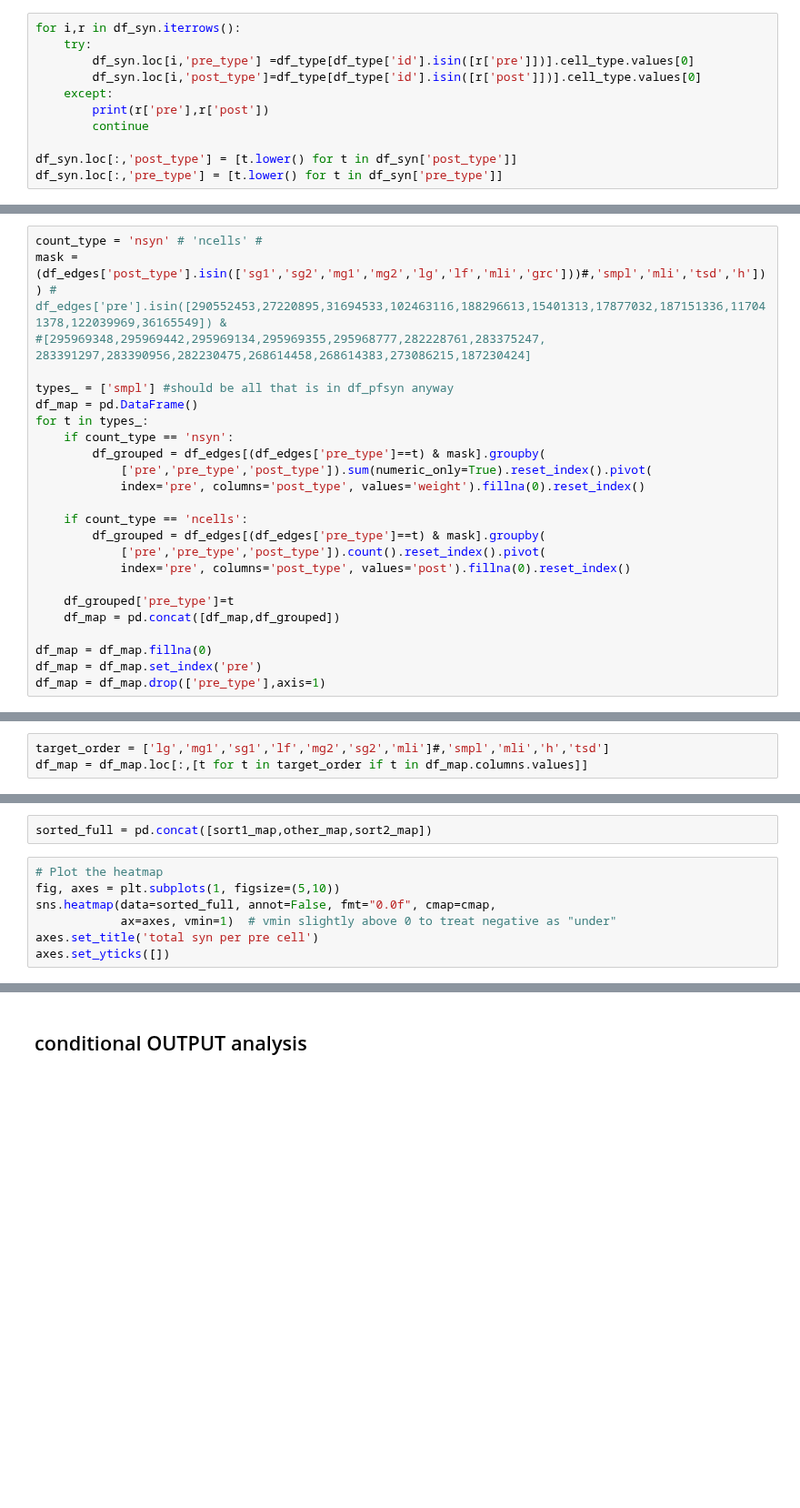
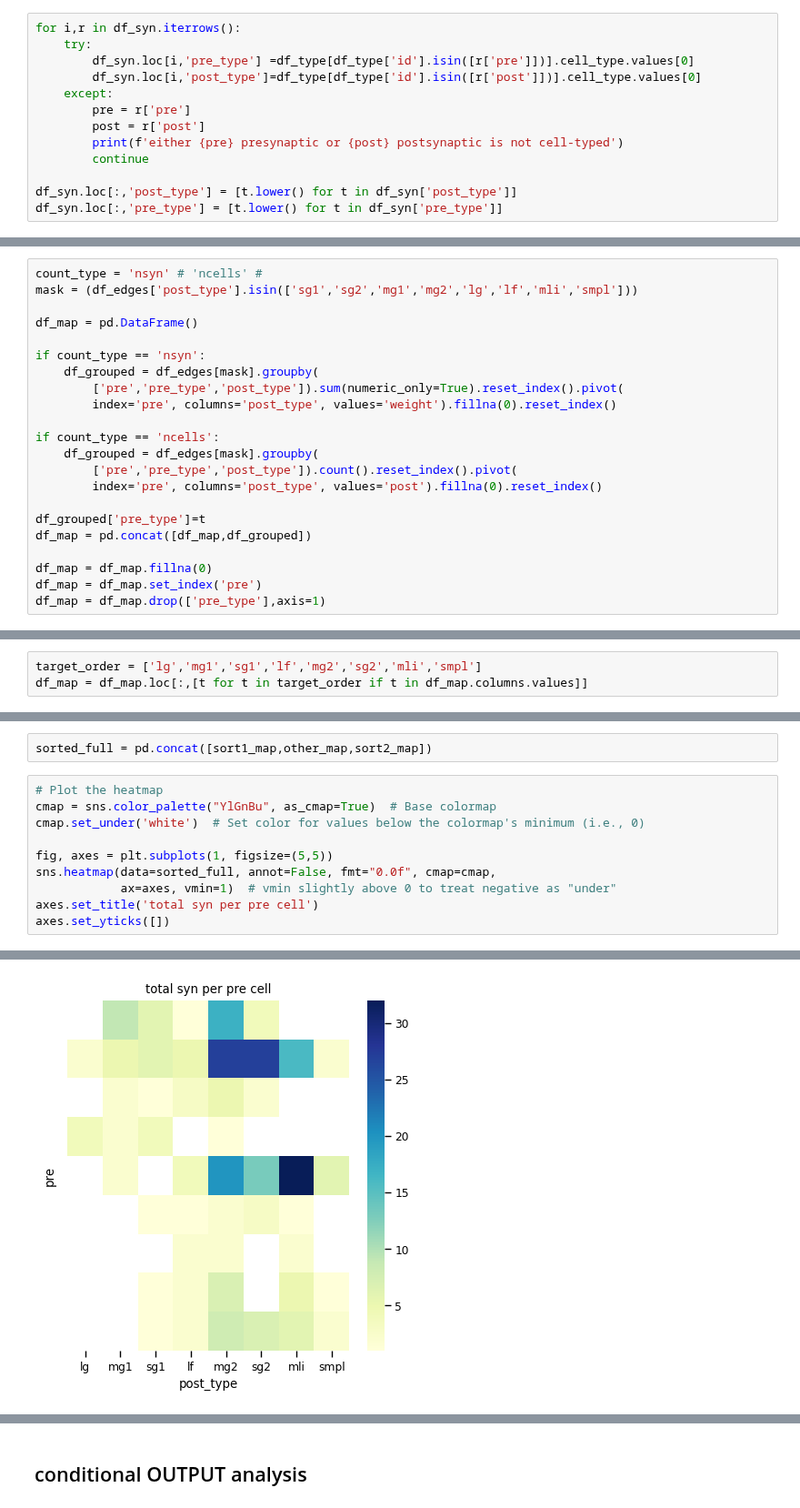
Before and after one commit to neurologic/eCREST, a Jupyter notebook: Notebooks_Jupyter/PE.ipynb, the cells around one changed output, grey strips where cells are left out. Shown at 91% size. Saved outputs shown, nothing was run; the diff lists cells and outputs as text; blank space fills up the shorter version.

```diff
--- a/Notebooks_Jupyter/PE.ipynb
+++ b/Notebooks_Jupyter/PE.ipynb
@@ -385,7 +445,9 @@ for i,r in df_syn.iterrows():
         df_syn.loc[i,'pre_type'] =df_type[df_type['id'].isin([r['pre']])].cell_type.values[0]
         df_syn.loc[i,'post_type']=df_type[df_type['id'].isin([r['post']])].cell_type.values[0]
     except:
-        print(r['pre'],r['post'])
+        pre = r['pre']
+        post = r['post']
+        print(f'either {pre} presynaptic or {post} postsynaptic is not cell-typed')
         continue
 
 df_syn.loc[:,'post_type'] = [t.lower() for t in df_syn['post_type']]
@@ -398,24 +537,22 @@ df_edges = df_syn[['pre','post','pre_type','post_type']].value_counts().reset_in
 ## Connection patterns
 # %%
 count_type = 'nsyn' # 'ncells' #
-mask = (df_edges['post_type'].isin(['sg1','sg2','mg1','mg2','lg','lf','mli','grc']))#,'smpl','mli','tsd','h'])) # df_edges['pre'].isin([290552453,27220895,31694533,102463116,188296613,15401313,17877032,187151336,117041378,122039969,36165549]) &
-#[295969348,295969442,295969134,295969355,295968777,282228761,283375247, 283391297,283390956,282230475,268614458,268614383,273086215,187230424]
+mask = (df_edges['post_type'].isin(['sg1','sg2','mg1','mg2','lg','lf','mli','smpl']))
 
-types_ = ['smpl'] #should be all that is in df_pfsyn anyway
 df_map = pd.DataFrame()
-for t in types_:
-    if count_type == 'nsyn':
-        df_grouped = df_edges[(df_edges['pre_type']==t) & mask].groupby(
-            ['pre','pre_type','post_type']).sum(numeric_only=True).reset_index().pivot(
-            index='pre', columns='post_type', values='weight').fillna(0).reset_index()
 
-    if count_type == 'ncells':
-        df_grouped = df_edges[(df_edges['pre_type']==t) & mask].groupby(
-            ['pre','pre_type','post_type']).count().reset_index().pivot(
-            index='pre', columns='post_type', values='post').fillna(0).reset_index()
+if count_type == 'nsyn':
+    df_grouped = df_edges[mask].groupby(
+        ['pre','pre_type','post_type']).sum(numeric_only=True).reset_index().pivot(
+        index='pre', columns='post_type', values='weight').fillna(0).reset_index()
 
-    df_grouped['pre_type']=t
-    df_map = pd.concat([df_map,df_grouped])
+if count_type == 'ncells':
+    df_grouped = df_edges[mask].groupby(
+        ['pre','pre_type','post_type']).count().reset_index().pivot(
+        index='pre', columns='post_type', values='post').fillna(0).reset_index()
+
+df_grouped['pre_type']=t
+df_map = pd.concat([df_map,df_grouped])
 
 df_map = df_map.fillna(0)
 df_map = df_map.set_index('pre')
@@ -425,7 +570,7 @@ df_map.head()
 # %% [markdown]
 ### connectivity heatmap
 # %%
-target_order = ['lg','mg1','sg1','lf','mg2','sg2','mli']#,'smpl','mli','h','tsd']
+target_order = ['lg','mg1','sg1','lf','mg2','sg2','mli','smpl']
 df_map = df_map.loc[:,[t for t in target_order if t in df_map.columns.values]]
 # %%
 df_map.sum()
@@ -452,8 +597,12 @@ other_map = df_map[(~df_map.index.isin(sort1_map.index)) & ~df_map.index.isin(so
 sorted_full = pd.concat([sort1_map,other_map,sort2_map])
 # %%
 # Plot the heatmap
-fig, axes = plt.subplots(1, figsize=(5,10))
+cmap = sns.color_palette("YlGnBu", as_cmap=True)  # Base colormap
+cmap.set_under('white')  # Set color for values below the colormap's minimum (i.e., 0)
+
+fig, axes = plt.subplots(1, figsize=(5,5))
 sns.heatmap(data=sorted_full, annot=False, fmt="0.0f", cmap=cmap,
             ax=axes, vmin=1)  # vmin slightly above 0 to treat negative as "under"
 axes.set_title('total syn per pre cell')
 axes.set_yticks([])
+# %% [output]
@@ -460,3 +610,4 @@ axes.set_yticks([])
+[figure, added]
 # %%
 # Plotting
 fig, ax = plt.subplots(figsize=(5, 5))
```
Also changed, not shown: parts of 68 cells of this notebook, 3 other files.
